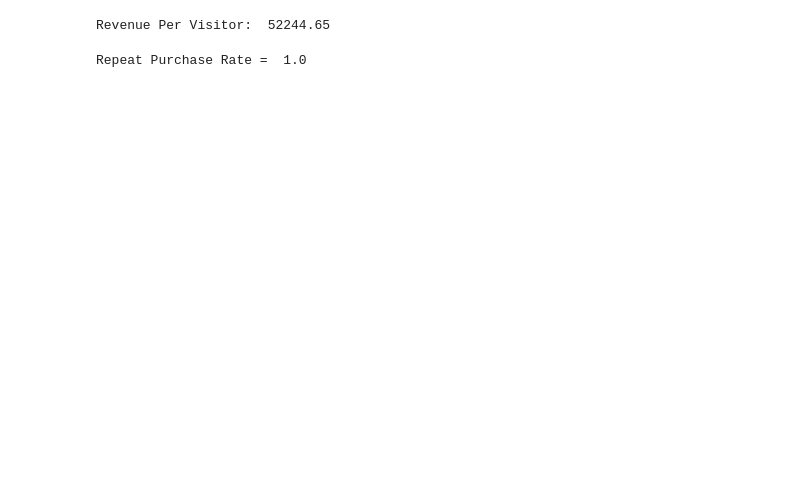
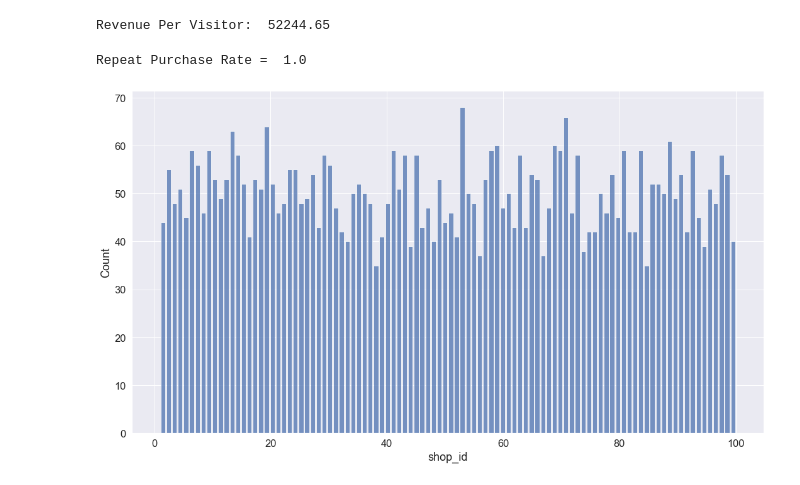
Before and after one commit to MagdaJuarez/DSChallenge, a Jupyter notebook: DataScienceChallenge.ipynb, the cells around one changed output. Drawn from its saved outputs; the diff is of its cells as text; code cells hidden in the pictures; blank space fills up the shorter version.

Commit message:
DSC: Add code to plot histogram and box plots

```diff
--- a/DataScienceChallenge.ipynb
+++ b/DataScienceChallenge.ipynb
@@ -41,3 +41,17 @@ rpr = n_visitors / n_unq_vis
 print('\nRepeat Purchase Rate = ', rpr)
 # %% [output]
 Repeat Purchase Rate =  1.0
+# %%
+import matplotlib.pyplot as plt
+import seaborn as sns
+import ssl
+
+sns.set(rc={'figure.figsize':(18,10)}, font_scale=1.5)
+
+def create_hist_orders(Data_frame):
+    g = sns.histplot(data=Data_frame, x="shop_id", multiple="dodge", shrink=.8,
+                 bins=100)
+
+create_hist_orders(shop_data)
+# %% [output]
+[figure, added]
```
Also changed, not shown: parts of 4 cells of this notebook.
